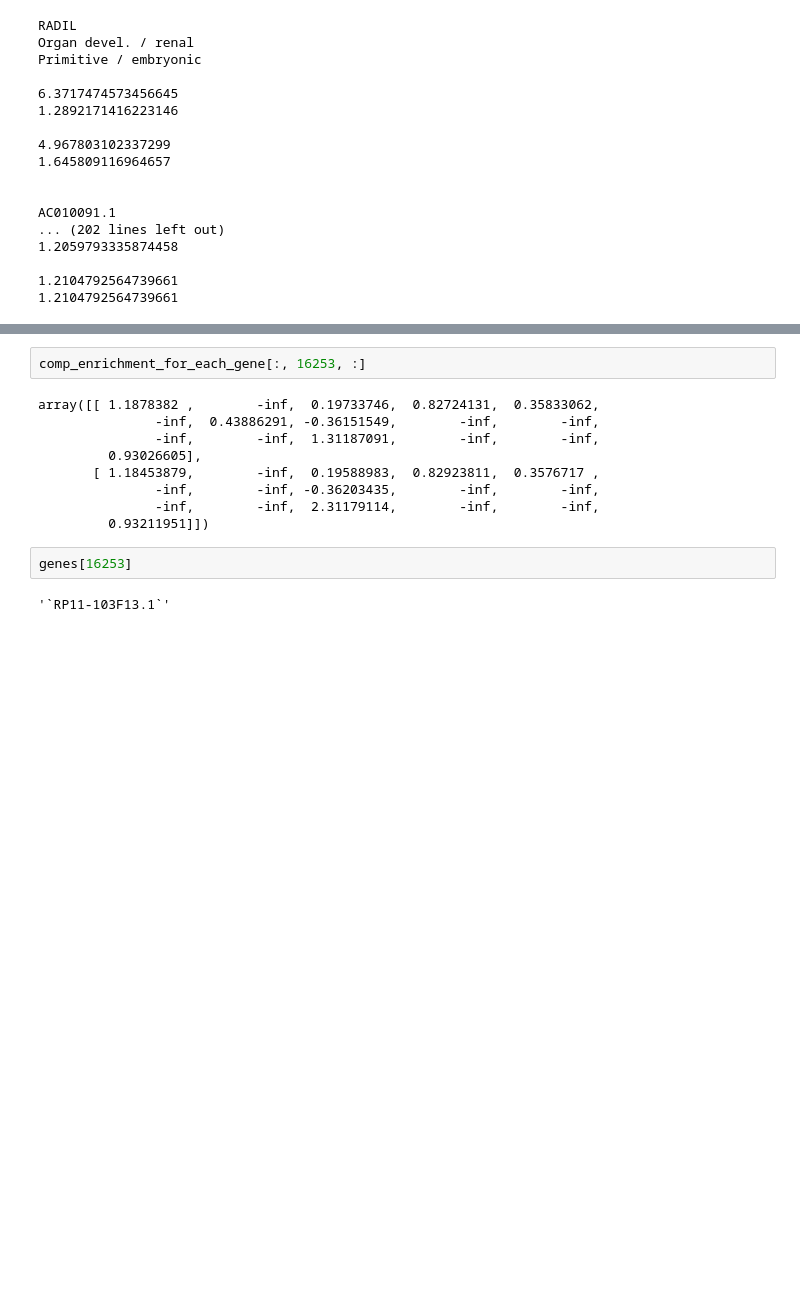
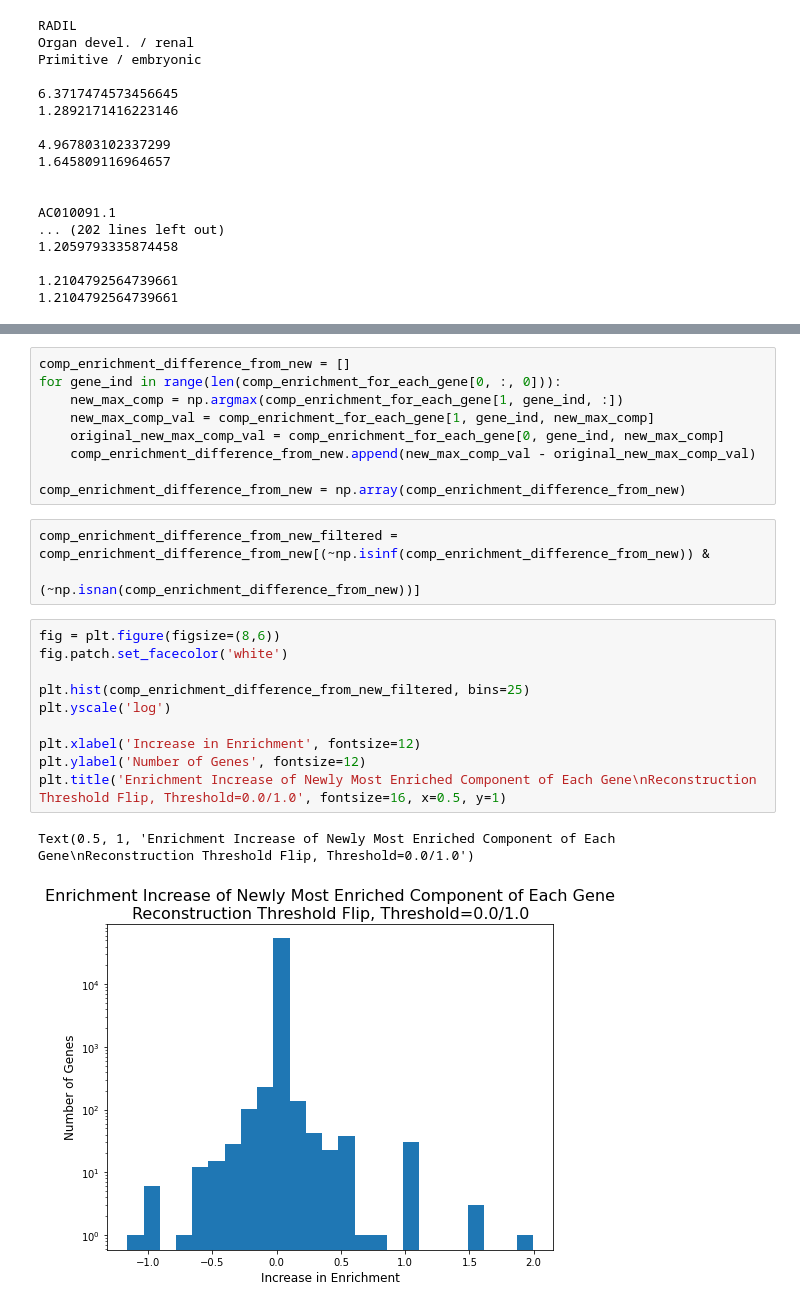
Before and after one commit to meuleman/gilbertAPI, a Jupyter notebook: recommendersystems/NMF/DHS/quality_of_NMF_recon_threshold_flip_01thresh_gene_enrichment.ipynb, the cells around one changed output, grey strips where cells are left out. Cells and saved outputs as stored; diff of their text form; blank space fills up the shorter version.

```diff
--- a/recommendersystems/NMF/DHS/quality_of_NMF_recon_threshold_flip_01thresh_gene_enrichment.ipynb
+++ b/recommendersystems/NMF/DHS/quality_of_NMF_recon_threshold_flip_01thresh_gene_enrichment.ipynb
@@ -269,15 +280,25 @@ np.nanargmax(comp_enrichment_difference_from_original)
 # %%
-comp_enrichment_for_each_gene[:, 16253, :]
+comp_enrichment_difference_from_new = []
+for gene_ind in range(len(comp_enrichment_for_each_gene[0, :, 0])):
+    new_max_comp = np.argmax(comp_enrichment_for_each_gene[1, gene_ind, :])
+    new_max_comp_val = comp_enrichment_for_each_gene[1, gene_ind, new_max_comp]
+    original_new_max_comp_val = comp_enrichment_for_each_gene[0, gene_ind, new_max_comp]
+    comp_enrichment_difference_from_new.append(new_max_comp_val - original_new_max_comp_val)
+
+comp_enrichment_difference_from_new = np.array(comp_enrichment_difference_from_new)
-# %% [output]
-array([[ 1.1878382 ,        -inf,  0.19733746,  0.82724131,  0.35833062,
-               -inf,  0.43886291, -0.36151549,        -inf,        -inf,
-               -inf,        -inf,  1.31187091,        -inf,        -inf,
-         0.93026605],
-       [ 1.18453879,        -inf,  0.19588983,  0.82923811,  0.3576717 ,
-               -inf,        -inf, -0.36203435,        -inf,        -inf,
-               -inf,        -inf,  2.31179114,        -inf,        -inf,
-         0.93211951]])
+# %%
+comp_enrichment_difference_from_new_filtered = comp_enrichment_difference_from_new[(~np.isinf(comp_enrichment_difference_from_new)) &
+                                                                                   (~np.isnan(comp_enrichment_difference_from_new))]
 # %%
-genes[16253]
+fig = plt.figure(figsize=(8,6))
+fig.patch.set_facecolor('white')
+
+plt.hist(comp_enrichment_difference_from_new_filtered, bins=25)
+plt.yscale('log')
+
+plt.xlabel('Increase in Enrichment', fontsize=12)
+plt.ylabel('Number of Genes', fontsize=12)
+plt.title('Enrichment Increase of Newly Most Enriched Component of Each Gene\nReconstruction Threshold Flip, Threshold=0.0/1.0', fontsize=16, x=0.5, y=1)
 # %% [output]
-'`RP11-103F13.1`'
+Text(0.5, 1, 'Enrichment Increase of Newly Most Enriched Component of Each Gene\nReconstruction Threshold Flip, Threshold=0.0/1.0')
+[figure, added]
```
Also changed, not shown: parts of 17 cells of this notebook.
